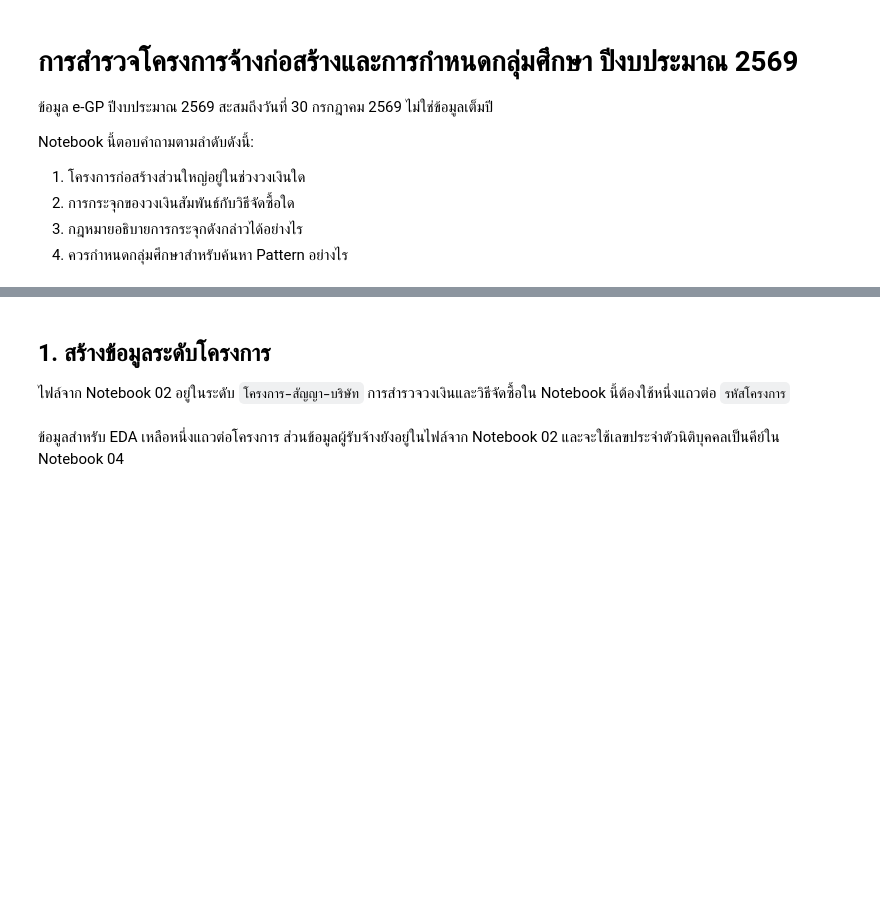
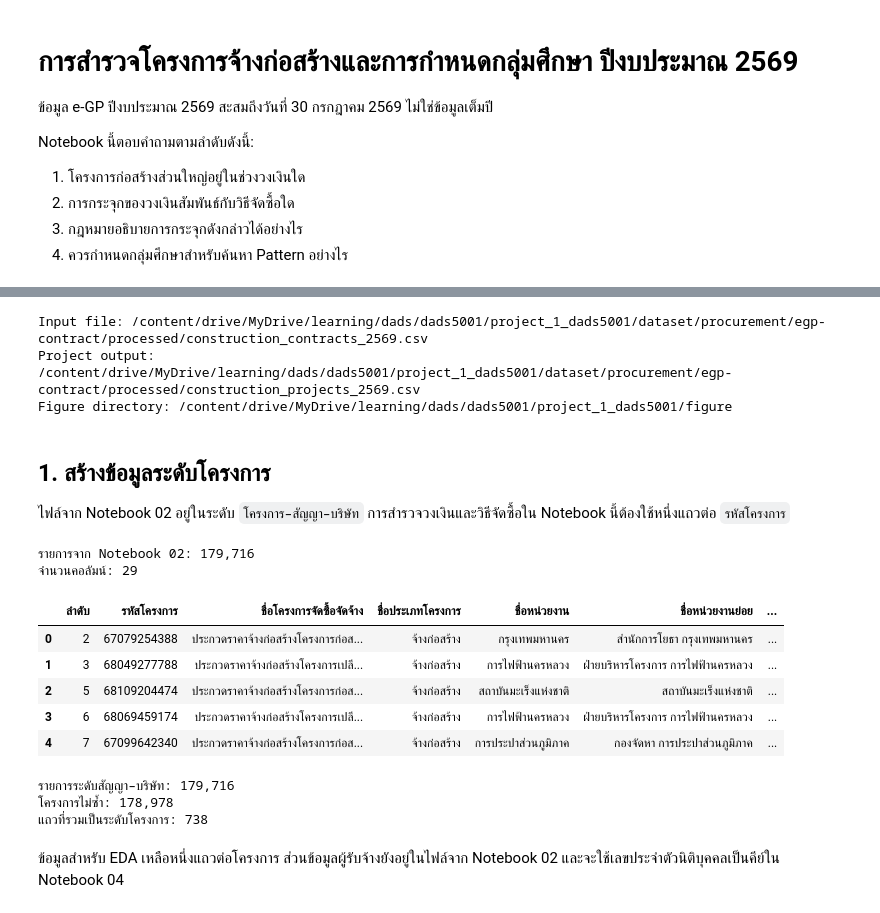
Before and after one commit to mdanmek/nida-dads-notes, a Jupyter notebook: dads5001-data-tools/project/eda/03_construction_eda_2569.ipynb, the cells around one changed output, grey strips where cells are left out. Saved outputs shown, nothing was run; the diff lists cells and outputs as text; code cells hidden in the pictures; blank space fills up the shorter version.

```diff
--- a/dads5001-data-tools/project/eda/03_construction_eda_2569.ipynb
+++ b/dads5001-data-tools/project/eda/03_construction_eda_2569.ipynb
@@ -27,10 +29,7 @@ import seaborn as sns
 pd.set_option('display.max_columns', None)
 pd.set_option('display.float_format', '{:,.2f}'.format)
 # %%
-base_dir = Path(
-    '/content/drive/MyDrive/learning/dads/dads5001/'
-    'project_1_dads5001/dataset/procurement/egp-contract'
-)
+base_dir = Path('/content/drive/MyDrive/learning/dads/dads5001/project_1_dads5001/dataset/procurement/egp-contract')
 
 data_path = base_dir / 'processed' / 'construction_contracts_2569.csv'
 project_output_path = base_dir / 'processed' / 'construction_projects_2569.csv'
@@ -42,6 +41,10 @@ figure_dir.mkdir(parents=True, exist_ok=True)
 print(f'Input file: {data_path}')
 print(f'Project output: {project_output_path}')
 print(f'Figure directory: {figure_dir}')
+# %% [output]
+Input file: /content/drive/MyDrive/learning/dads/dads5001/project_1_dads5001/dataset/procurement/egp-contract/processed/construction_contracts_2569.csv
+Project output: /content/drive/MyDrive/learning/dads/dads5001/project_1_dads5001/dataset/procurement/egp-contract/processed/construction_projects_2569.csv
+Figure directory: /content/drive/MyDrive/learning/dads/dads5001/project_1_dads5001/figure
 # %%
 # ดาวน์โหลดฟอนต์สำหรับแสดงภาษาไทยในกราฟ
 !wget -q https://github.com/Phonbopit/sarabun-webfont/raw/master/fonts/thsarabunnew-webfont.ttf
@@ -65,15 +65,21 @@ GRID = '#E5E9ED'
 
 ไฟล์จาก Notebook 02 อยู่ในระดับ `โครงการ–สัญญา–บริษัท` การสำรวจวงเงินและวิธีจัดซื้อใน Notebook นี้ต้องใช้หนึ่งแถวต่อ `รหัสโครงการ`
 # %%
-construction_data = pd.read_csv(
-    data_path,
-    low_memory=False
-)
+construction_data = pd.read_csv(data_path, low_memory=False)
 
 print(f'รายการจาก Notebook 02: {len(construction_data):,}')
 print(f'จำนวนคอลัมน์: {construction_data.shape[1]:,}')
 
 display(construction_data.head())
+# %% [output]
+รายการจาก Notebook 02: 179,716
+จำนวนคอลัมน์: 29
+|  | ลำดับ | รหัสโครงการ | ชื่อโครงการจัดซื้อจัดจ้าง | ชื่อประเภทโครงการ | ชื่อหน่วยงาน | ชื่อหน่วยงานย่อย | ... |
+| 0 | 2 | 67079254388 | ประกวดราคาจ้างก่อสร้างโครงการก่อส... | จ้างก่อสร้าง | กรุงเทพมหานคร | สำนักการโยธา กรุงเทพมหานคร | ... |
+| 1 | 3 | 68049277788 | ประกวดราคาจ้างก่อสร้างโครงการเปลี... | จ้างก่อสร้าง | การไฟฟ้านครหลวง | ฝ่ายบริหารโครงการ การไฟฟ้านครหลวง | ... |
+| 2 | 5 | 68109204474 | ประกวดราคาจ้างก่อสร้างโครงการก่อส... | จ้างก่อสร้าง | สถาบันมะเร็งแห่งชาติ | สถาบันมะเร็งแห่งชาติ | ... |
+| 3 | 6 | 68069459174 | ประกวดราคาจ้างก่อสร้างโครงการเปลี... | จ้างก่อสร้าง | การไฟฟ้านครหลวง | ฝ่ายบริหารโครงการ การไฟฟ้านครหลวง | ... |
+| 4 | 7 | 67099642340 | ประกวดราคาจ้างก่อสร้างโครงการก่อส... | จ้างก่อสร้าง | การประปาส่วนภูมิภาค | กองจัดหา การประปาส่วนภูมิภาค | ... |
 # %%
 project_id_column = 'รหัสโครงการ'
 budget_column = 'วงเงินงบประมาณ (บาท)'
@@ -102,21 +108,17 @@ project_columns = [
     'ลองจิจูดของโครงการ'
 ]
 # %%
-project_data = construction_data[
-    project_columns
-].drop_duplicates(
-    subset=project_id_column,
-    keep='first'
-).copy()
+project_data = construction_data[project_columns].drop_duplicates(subset=project_id_column,keep='first').copy()
 
-project_data[budget_column] = pd.to_numeric(
-    project_data[budget_column],
-    errors='coerce'
-)
+project_data[budget_column] = pd.to_numeric(project_data[budget_column], errors='coerce')
 
 print(f'รายการระดับสัญญา–บริษัท: {len(construction_data):,}')
 print(f'โครงการไม่ซ้ำ: {len(project_data):,}')
 print(f'แถวที่รวมเป็นระดับโครงการ: {len(construction_data) - len(project_data):,}')
+# %% [output]
+รายการระดับสัญญา–บริษัท: 179,716
+โครงการไม่ซ้ำ: 178,978
+แถวที่รวมเป็นระดับโครงการ: 738
 # %% [markdown]
 ข้อมูลสำหรับ EDA เหลือหนึ่งแถวต่อโครงการ ส่วนข้อมูลผู้รับจ้างยังอยู่ในไฟล์จาก Notebook 02 และจะใช้เลขประจำตัวนิติบุคคลเป็นคีย์ใน Notebook 04
 # %% [markdown]
```
Also changed, not shown: parts of 19 cells of this notebook.
